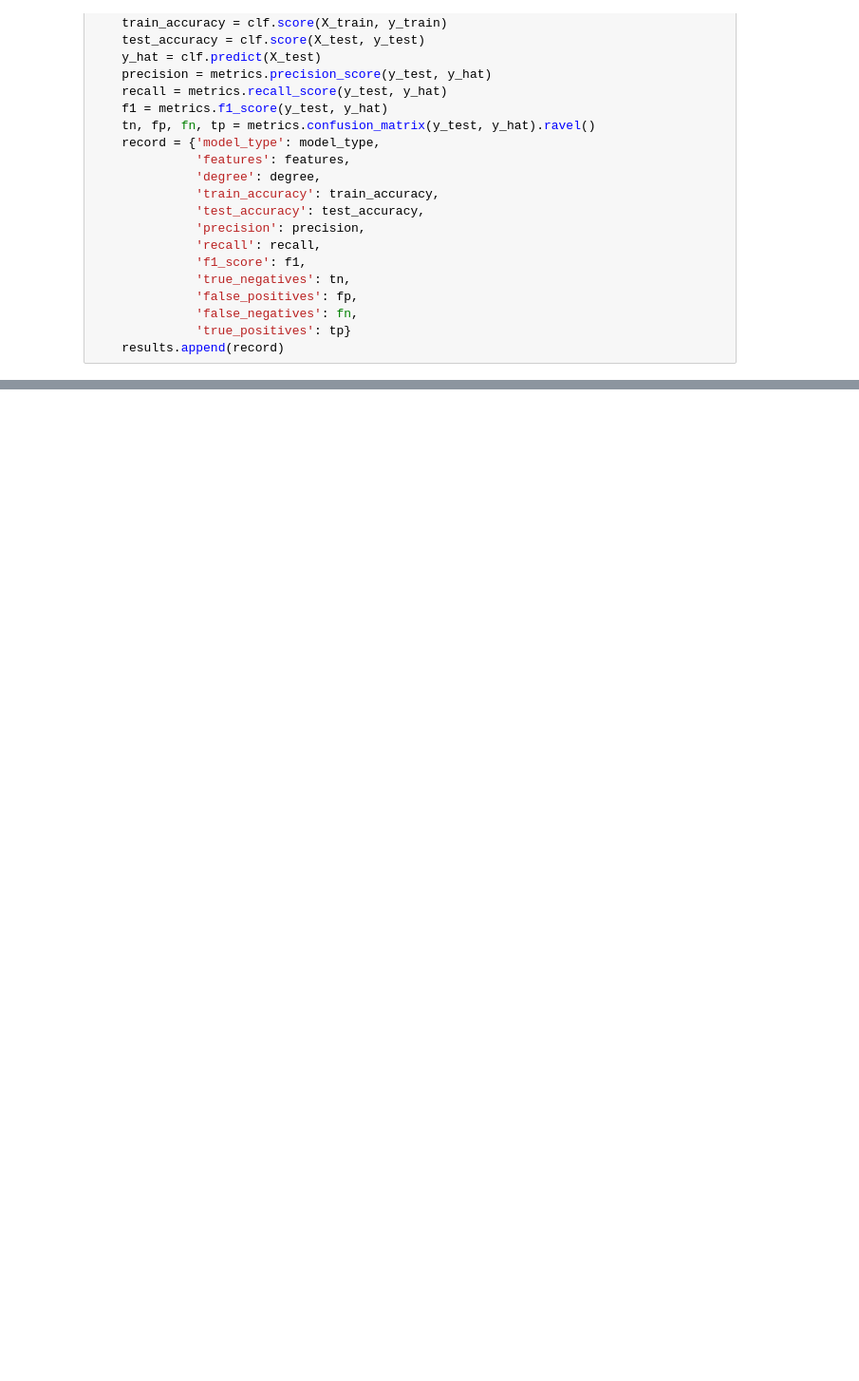
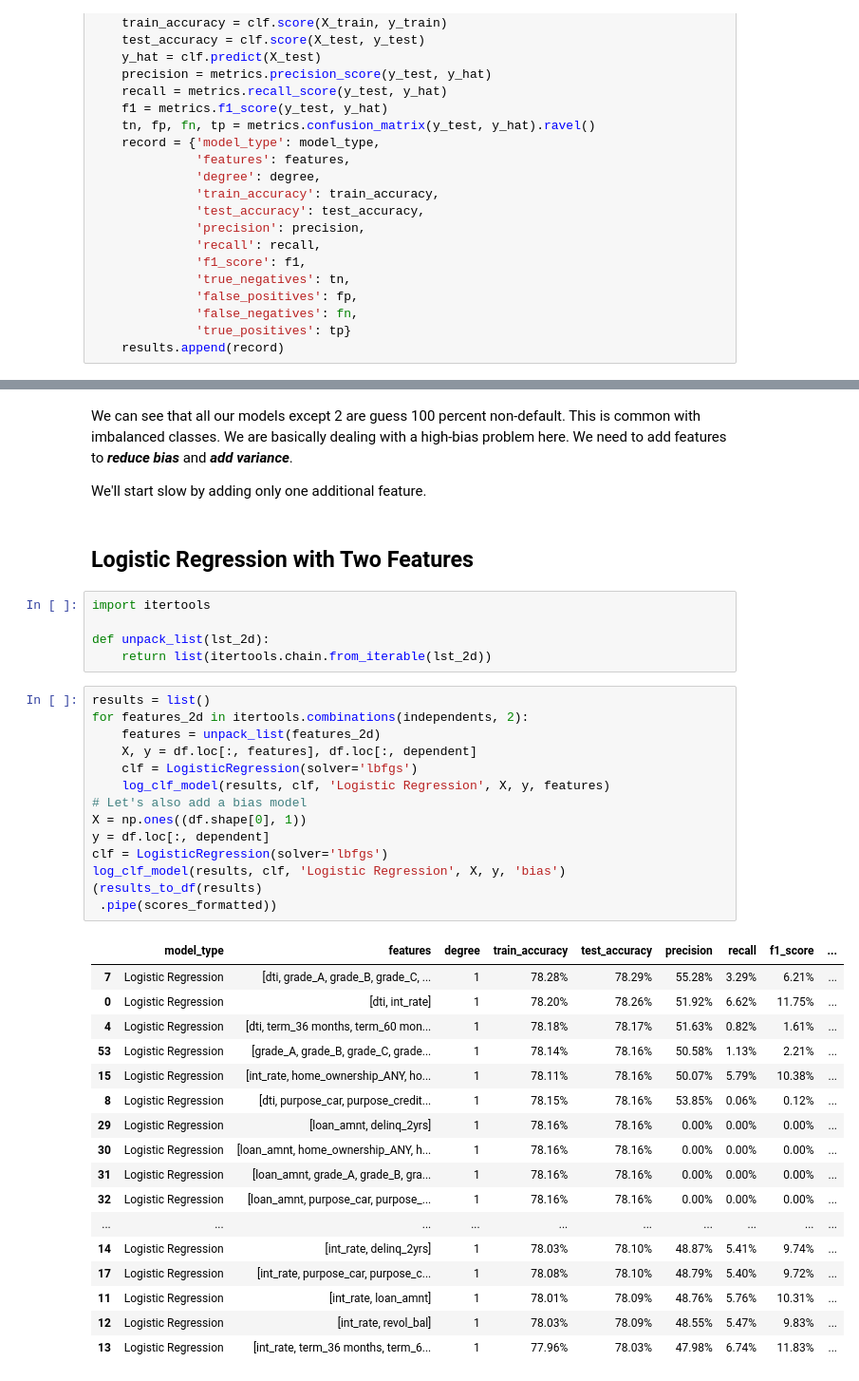
Before and after one commit to bfitzpa5/Metis_Projects, a Jupyter notebook: 03-mcnulty/mcnulty_modeling.ipynb, the cells around one changed output, grey strips where cells are left out. Shown: that part at 95% size. Saved outputs shown, nothing was run; the diff lists cells and outputs as text; blank space fills up the shorter version.

Commit message:
Added logistic regression with two features to mcnulty_modeling.ipynb

```diff
--- a/03-mcnulty/mcnulty_modeling.ipynb
+++ b/03-mcnulty/mcnulty_modeling.ipynb
@@ -189,3 +191,46 @@ log_clf_model(results, clf, 'Logistic Regression', X, y, 'bias')
 | 23 | Logistic Regression | bias | 1 | 78.16% | 78.16% | 0.00% | 0.00% | 0.00% | ... |
 | 16 | Logistic Regression | [delinq_2yrs] | 1 | 78.15% | 78.15% | 0.00% | 0.00% | 0.00% | ... |
 | 3 | Logistic Regression | [int_rate] | 1 | 78.03% | 78.09% | 48.64% | 5.68% | 10.18% | ... |
+# %% [markdown]
+We can see that all our models except 2 are guess 100 percent non-default. This is common with imbalanced classes. We are basically dealing with a high-bias problem here. We need to add features to **_reduce bias_** and **_add variance_**.
+
+We'll start slow by adding only one additional feature.
+# %% [markdown]
+## Logistic Regression with Two Features
+# %%
+import itertools
+
+def unpack_list(lst_2d):
+    return list(itertools.chain.from_iterable(lst_2d))
+# %%
+results = list()
+for features_2d in itertools.combinations(independents, 2):
+    features = unpack_list(features_2d)
+    X, y = df.loc[:, features], df.loc[:, dependent]
+    clf = LogisticRegression(solver='lbfgs')
+    log_clf_model(results, clf, 'Logistic Regression', X, y, features)
+# Let's also add a bias model
+X = np.ones((df.shape[0], 1))
+y = df.loc[:, dependent]
+clf = LogisticRegression(solver='lbfgs')
+log_clf_model(results, clf, 'Logistic Regression', X, y, 'bias')
+(results_to_df(results)
+ .pipe(scores_formatted))
+# %% [output]
+|  | model_type | features | degree | train_accuracy | test_accuracy | precision | recall | f1_score | ... |
+| 7 | Logistic Regression | [dti, grade_A, grade_B, grade_C, ... | 1 | 78.28% | 78.29% | 55.28% | 3.29% | 6.21% | ... |
+| 0 | Logistic Regression | [dti, int_rate] | 1 | 78.20% | 78.26% | 51.92% | 6.62% | 11.75% | ... |
+| 4 | Logistic Regression | [dti, term_36 months, term_60 mon... | 1 | 78.18% | 78.17% | 51.63% | 0.82% | 1.61% | ... |
+| 53 | Logistic Regression | [grade_A, grade_B, grade_C, grade... | 1 | 78.14% | 78.16% | 50.58% | 1.13% | 2.21% | ... |
+| 15 | Logistic Regression | [int_rate, home_ownership_ANY, ho... | 1 | 78.11% | 78.16% | 50.07% | 5.79% | 10.38% | ... |
+| 8 | Logistic Regression | [dti, purpose_car, purpose_credit... | 1 | 78.15% | 78.16% | 53.85% | 0.06% | 0.12% | ... |
+| 29 | Logistic Regression | [loan_amnt, delinq_2yrs] | 1 | 78.16% | 78.16% | 0.00% | 0.00% | 0.00% | ... |
+| 30 | Logistic Regression | [loan_amnt, home_ownership_ANY, h... | 1 | 78.16% | 78.16% | 0.00% | 0.00% | 0.00% | ... |
+| 31 | Logistic Regression | [loan_amnt, grade_A, grade_B, gra... | 1 | 78.16% | 78.16% | 0.00% | 0.00% | 0.00% | ... |
+| 32 | Logistic Regression | [loan_amnt, purpose_car, purpose_... | 1 | 78.16% | 78.16% | 0.00% | 0.00% | 0.00% | ... |
+| ... | ... | ... | ... | ... | ... | ... | ... | ... | ... |
+| 14 | Logistic Regression | [int_rate, delinq_2yrs] | 1 | 78.03% | 78.10% | 48.87% | 5.41% | 9.74% | ... |
+| 17 | Logistic Regression | [int_rate, purpose_car, purpose_c... | 1 | 78.08% | 78.10% | 48.79% | 5.40% | 9.72% | ... |
+| 11 | Logistic Regression | [int_rate, loan_amnt] | 1 | 78.01% | 78.09% | 48.76% | 5.76% | 10.31% | ... |
+| 12 | Logistic Regression | [int_rate, revol_bal] | 1 | 78.03% | 78.09% | 48.55% | 5.47% | 9.83% | ... |
+| 13 | Logistic Regression | [int_rate, term_36 months, term_6... | 1 | 77.96% | 78.03% | 47.98% | 6.74% | 11.83% | ... |
```
Also changed, not shown: parts of 4 cells of this notebook.
